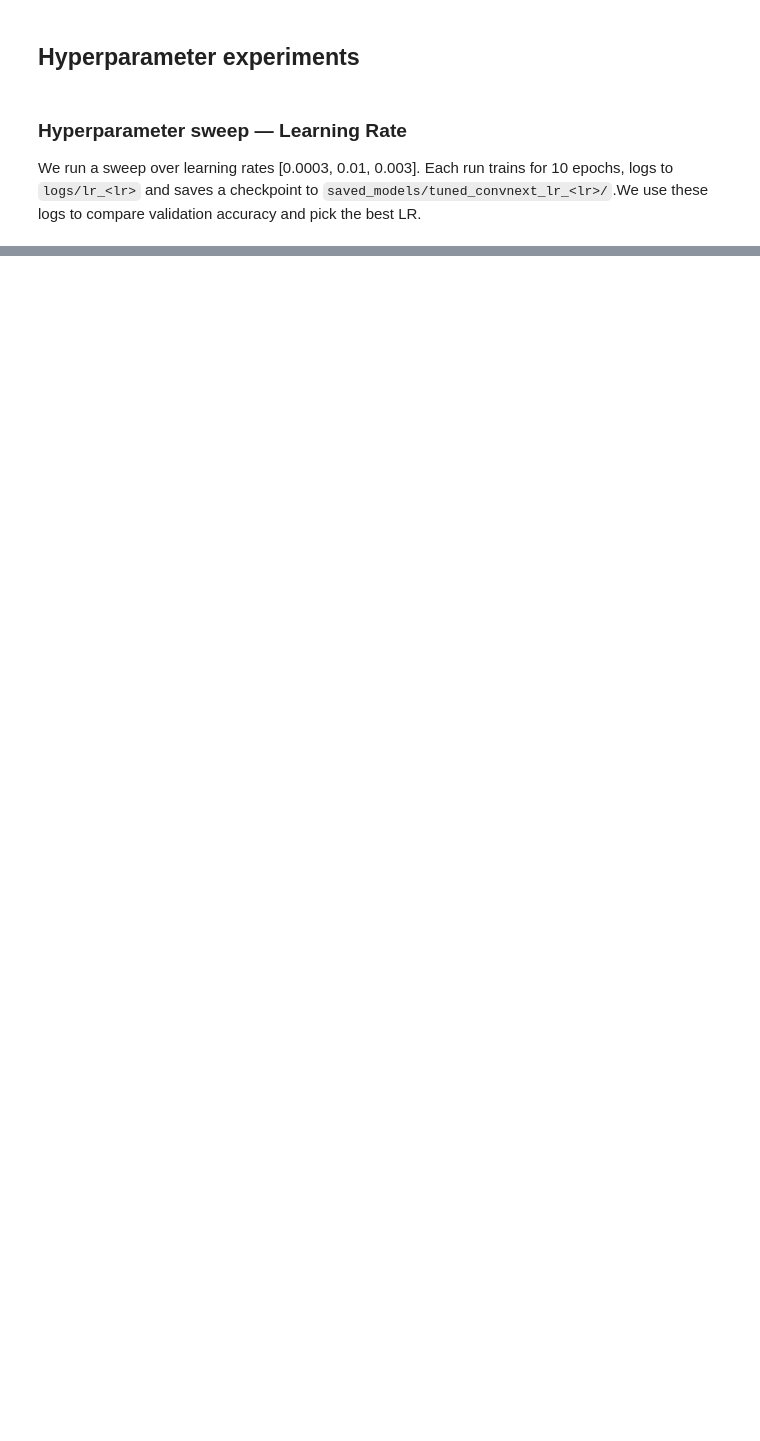
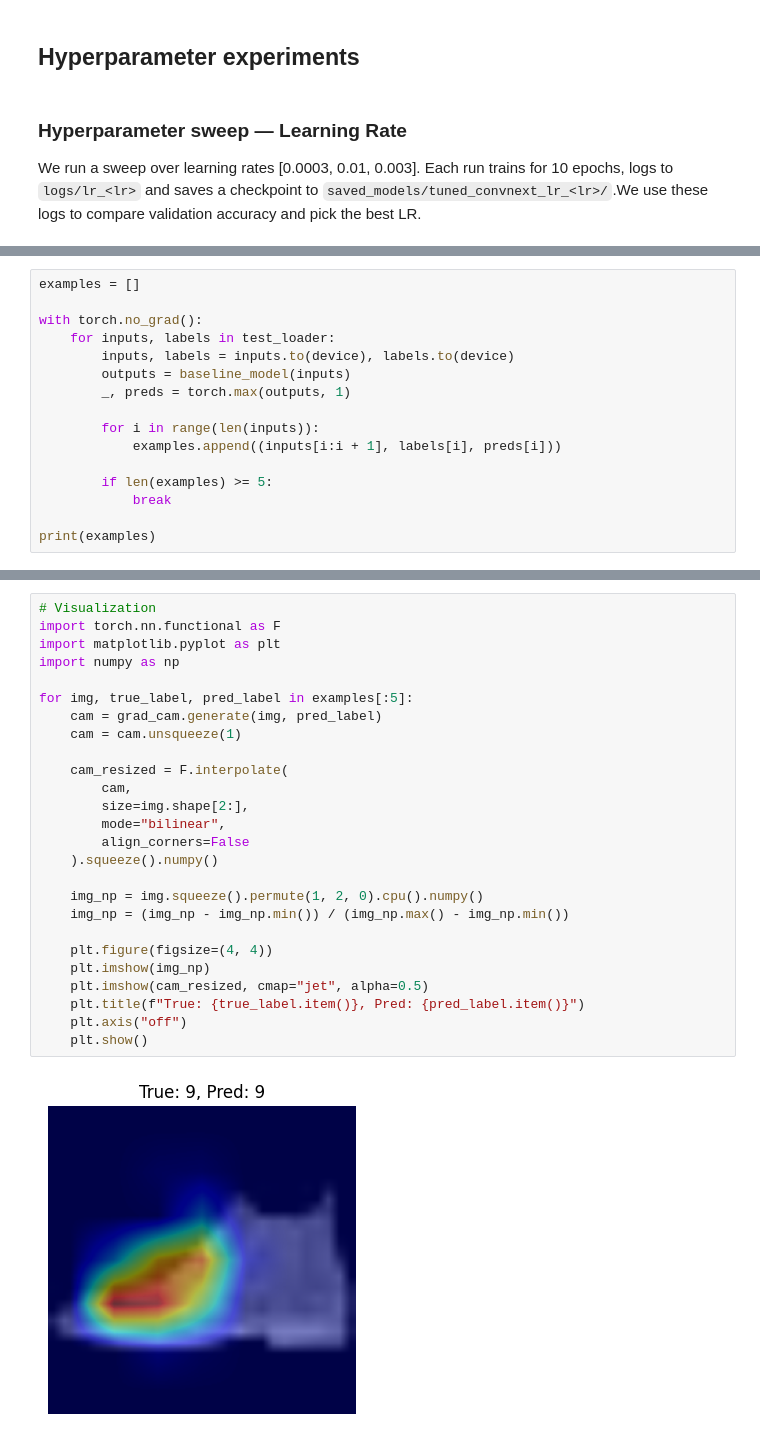
Before and after one commit to filipzekovich/Deep-Learning-Model, a Jupyter notebook: DL_Project_Notebook.ipynb, the cells around one changed output, grey strips where cells are left out. Cells and saved outputs as stored; diff of their text form; blank space fills up the shorter version.

Commit message:
grad-cam and custom cnn

```diff
--- a/DL_Project_Notebook.ipynb
+++ b/DL_Project_Notebook.ipynb
@@ -669,0 +808,16 @@ BEST MODEL: Tuned (LR=0.003) with Best Val Acc = 0.9027
+# %%
+examples = []
+
+with torch.no_grad():
+    for inputs, labels in test_loader:
+        inputs, labels = inputs.to(device), labels.to(device)
+        outputs = baseline_model(inputs)
+        _, preds = torch.max(outputs, 1)
+
+        for i in range(len(inputs)):
+            examples.append((inputs[i:i + 1], labels[i], preds[i]))
+
+        if len(examples) >= 5:
+            break
+
+print(examples)
@@ -669,0 +842,28 @@ BEST MODEL: Tuned (LR=0.003) with Best Val Acc = 0.9027
+# %%
+# Visualization
+import torch.nn.functional as F
+import matplotlib.pyplot as plt
+import numpy as np
+
+for img, true_label, pred_label in examples[:5]:
+    cam = grad_cam.generate(img, pred_label)
+    cam = cam.unsqueeze(1)
+
+    cam_resized = F.interpolate(
+        cam,
+        size=img.shape[2:],
+        mode="bilinear",
+        align_corners=False
+    ).squeeze().numpy()
+
+    img_np = img.squeeze().permute(1, 2, 0).cpu().numpy()
+    img_np = (img_np - img_np.min()) / (img_np.max() - img_np.min())
+
+    plt.figure(figsize=(4, 4))
+    plt.imshow(img_np)
+    plt.imshow(cam_resized, cmap="jet", alpha=0.5)
+    plt.title(f"True: {true_label.item()}, Pred: {pred_label.item()}")
+    plt.axis("off")
+    plt.show()
+# %% [output]
+[figure, added]
```
Also changed, not shown: parts of 40 cells of this notebook.
